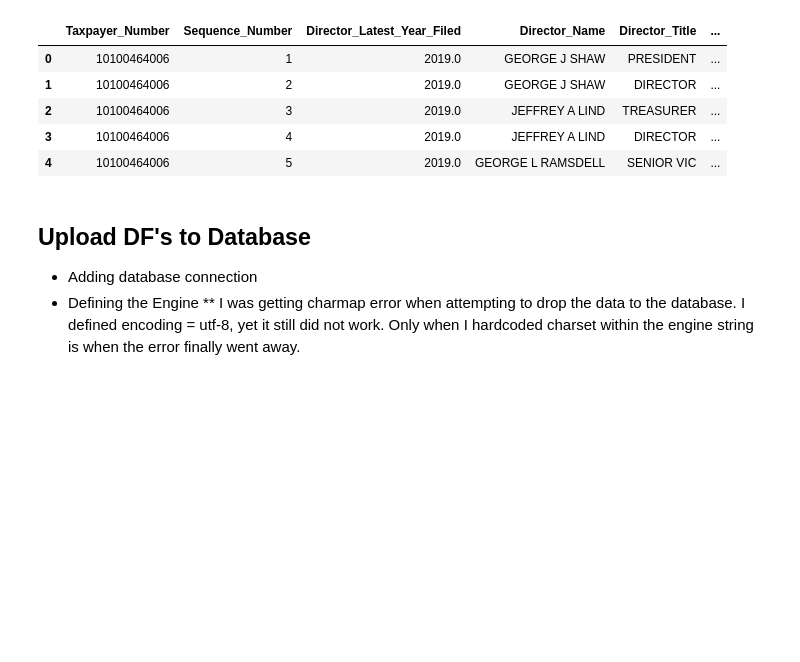
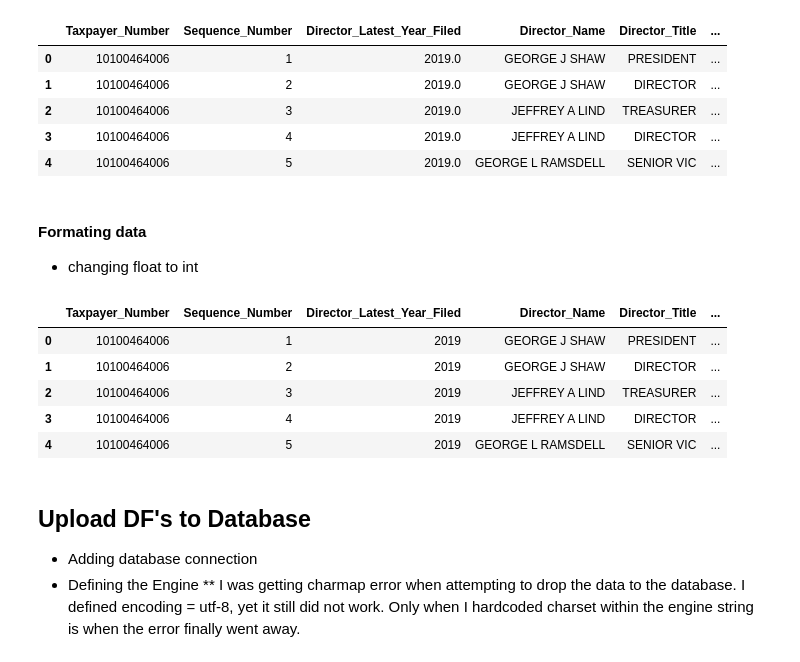
Before and after one commit to jmitterh/Project_3_Potential_Marketing, a Jupyter notebook: CRE_Marketing_Data/HotelTaxPayerData.ipynb, the cells around one changed output. Drawn from its saved outputs; the diff is of its cells as text; code cells hidden in the pictures; blank space fills up the shorter version.

```diff
--- a/CRE_Marketing_Data/HotelTaxPayerData.ipynb
+++ b/CRE_Marketing_Data/HotelTaxPayerData.ipynb
@@ -279,6 +454,20 @@ df_ftoffdir.head()
 | 2 | 10100464006 | 3 | 2019.0 | JEFFREY A LIND | TREASURER | ... |
 | 3 | 10100464006 | 4 | 2019.0 | JEFFREY A LIND | DIRECTOR | ... |
 | 4 | 10100464006 | 5 | 2019.0 | GEORGE L RAMSDELL | SENIOR VIC | ... |
+# %% [markdown]
+#### Formating data
+* changing float to int
+# %%
+df_ftoffdir['Director_Latest_Year_Filed'] = df_ftoffdir['Director_Latest_Year_Filed'].fillna(0)
+df_ftoffdir['Director_Latest_Year_Filed'] = df_ftoffdir['Director_Latest_Year_Filed'].astype(np.int64)
+df_ftoffdir.head()
+# %% [output]
+|  | Taxpayer_Number | Sequence_Number | Director_Latest_Year_Filed | Director_Name | Director_Title | ... |
+| 0 | 10100464006 | 1 | 2019 | GEORGE J SHAW | PRESIDENT | ... |
+| 1 | 10100464006 | 2 | 2019 | GEORGE J SHAW | DIRECTOR | ... |
+| 2 | 10100464006 | 3 | 2019 | JEFFREY A LIND | TREASURER | ... |
+| 3 | 10100464006 | 4 | 2019 | JEFFREY A LIND | DIRECTOR | ... |
+| 4 | 10100464006 | 5 | 2019 | GEORGE L RAMSDELL | SENIOR VIC | ... |
 # %% [markdown]
 ## Upload DF's to Database
 * Adding database connection
```
Also changed, not shown: parts of 20 cells of this notebook.
